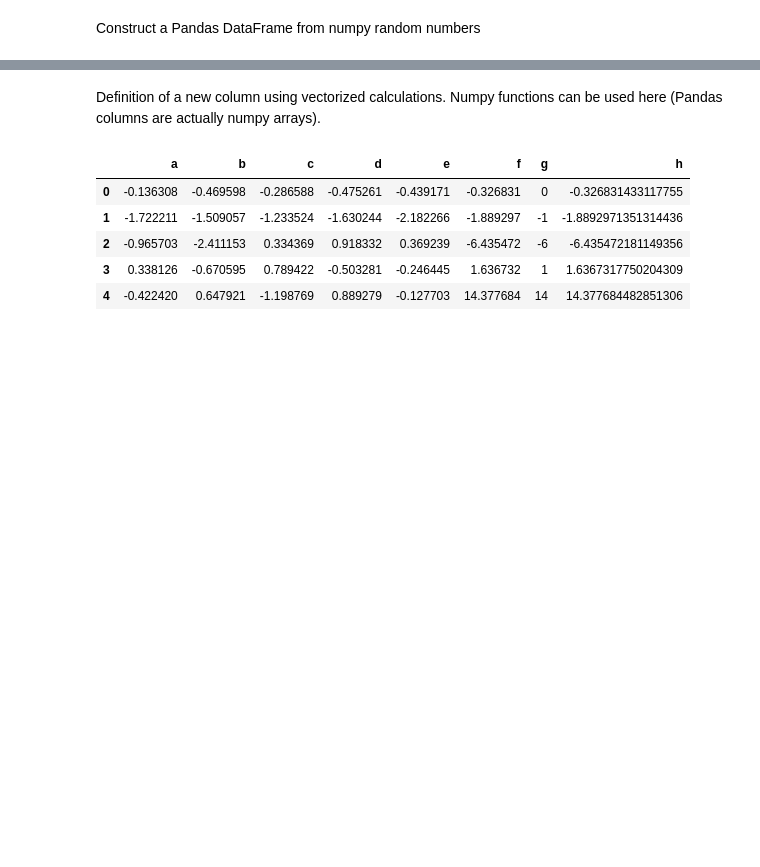
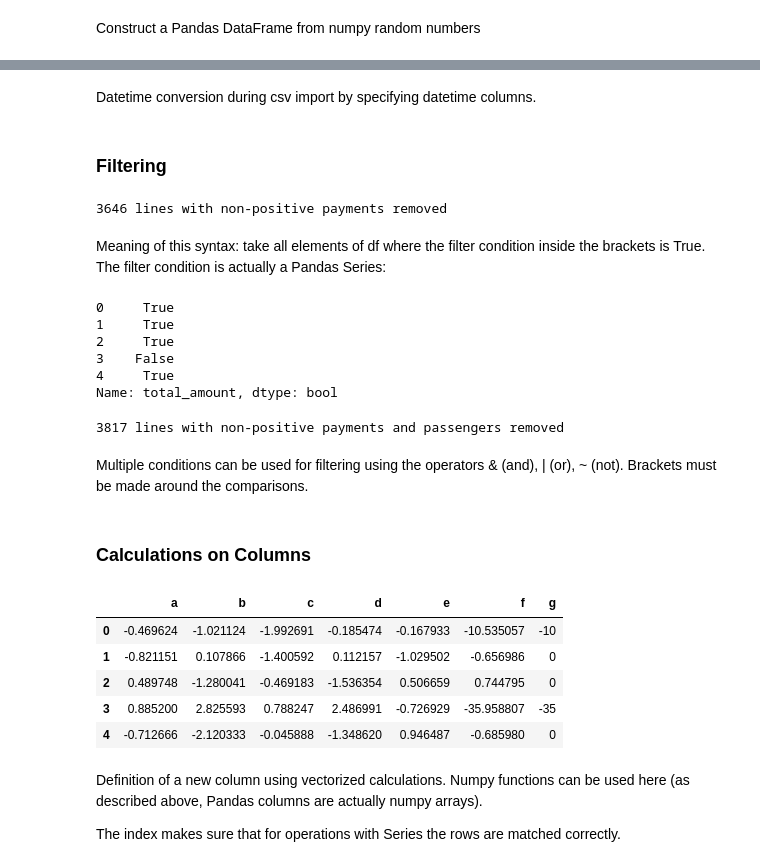
Before and after one commit to lungben/python_tutorial, a Jupyter notebook: pandas.ipynb, the cells around one changed output, grey strips where cells are left out. Cells and saved outputs as stored; diff of their text form; code cells hidden in the pictures; blank space fills up the shorter version.

```diff
--- a/pandas.ipynb
+++ b/pandas.ipynb
@@ -43,12 +164,46 @@ df['f'] = df['a'] + df.b * df.c * np.exp(df.d) / df.e
+# %% [markdown]
+Datetime conversion during csv import by specifying datetime columns.
+# %% [markdown]
+### Filtering
+# %%
+df_taxi_clean = df_taxi[df_taxi.total_amount > 0]
+print(f'{len(df_taxi) - len(df_taxi_clean)} lines with non-positive payments removed')
+# %% [output]
+3646 lines with non-positive payments removed
+# %% [markdown]
+Meaning of this syntax: take all elements of df where the filter condition inside the brackets is True. The filter condition is actually a Pandas Series:
+# %%
+filter_ = df_taxi.total_amount > 0
+filter_.head()
+# %% [output]
+0     True
+1     True
+2     True
+3    False
+4     True
+Name: total_amount, dtype: bool
+# %%
+df_taxi_clean = df_taxi[(df_taxi.total_amount > 0) & (df_taxi.passenger_count > 0)]
+print(f'{len(df_taxi) - len(df_taxi_clean)} '
+      f'lines with non-positive payments and passengers removed')
+# %% [output]
+3817 lines with non-positive payments and passengers removed
+# %% [markdown]
+Multiple conditions can be used for filtering using the operators & (and), | (or), ~ (not). Brackets must be made around the comparisons.
+# %% [markdown]
+### Calculations on Columns
+# %%
+df_rdn['f'] = df_rdn['a'] + df_rdn.b * df_rdn.c * np.exp(df_rdn.d) / df_rdn.e
+df_rdn['g'] = df_rdn.f.astype(np.int64) # type conversion
+df_rdn.head()
+# %% [output]
+|  | a | b | c | d | e | f | g |
+| 0 | -0.469624 | -1.021124 | -1.992691 | -0.185474 | -0.167933 | -10.535057 | -10 |
+| 1 | -0.821151 | 0.107866 | -1.400592 | 0.112157 | -1.029502 | -0.656986 | 0 |
+| 2 | 0.489748 | -1.280041 | -0.469183 | -1.536354 | 0.506659 | 0.744795 | 0 |
+| 3 | 0.885200 | 2.825593 | 0.788247 | 2.486991 | -0.726929 | -35.958807 | -35 |
+| 4 | -0.712666 | -2.120333 | -0.045888 | -1.348620 | 0.946487 | -0.685980 | 0 |
 # %% [markdown]
-Definition of a new column using vectorized calculations. Numpy functions can be used here (Pandas columns are actually numpy arrays).
+Definition of a new column using vectorized calculations. Numpy functions can be used here (as described above, Pandas columns are actually numpy arrays).
+
+The index makes sure that for operations with Series the rows are matched correctly.
-# %%
-df['g'] = df.f.astype(np.int64)
-df.head()
-# %% [output]
-|  | a | b | c | d | e | f | g | h |
-| 0 | -0.136308 | -0.469598 | -0.286588 | -0.475261 | -0.439171 | -0.326831 | 0 | -0.326831433117755 |
-| 1 | -1.722211 | -1.509057 | -1.233524 | -1.630244 | -2.182266 | -1.889297 | -1 | -1.8892971351314436 |
-| 2 | -0.965703 | -2.411153 | 0.334369 | 0.918332 | 0.369239 | -6.435472 | -6 | -6.435472181149356 |
-| 3 | 0.338126 | -0.670595 | 0.789422 | -0.503281 | -0.246445 | 1.636732 | 1 | 1.6367317750204309 |
-| 4 | -0.422420 | 0.647921 | -1.198769 | 0.889279 | -0.127703 | 14.377684 | 14 | 14.377684482851306 |
```
Also changed, not shown: parts of 39 cells of this notebook, 1 other file.
